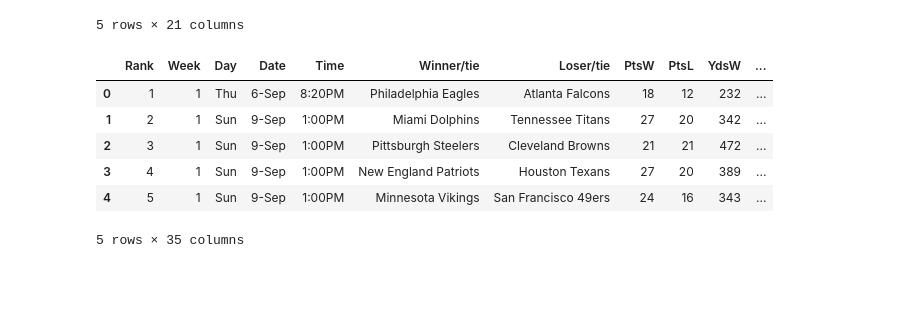
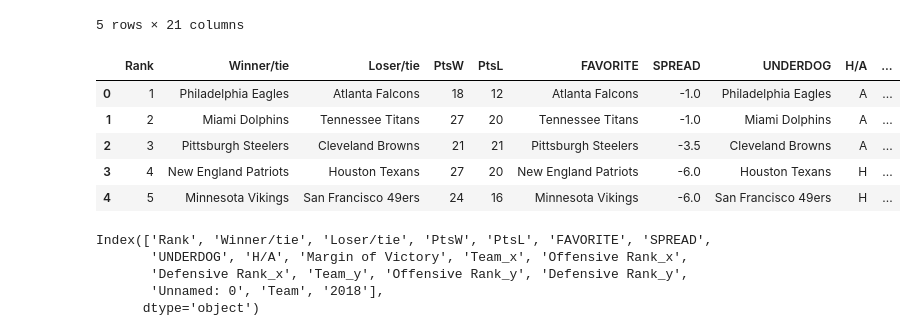
Before and after one commit to allamass95/nfl_spreads, a Jupyter notebook: Total_Offense_and_Total_Defense.ipynb, the cells around one changed output. Drawn from its saved outputs; the diff is of its cells as text; code cells hidden in the pictures; blank space fills up the shorter version.

```diff
--- a/Total_Offense_and_Total_Defense.ipynb
+++ b/Total_Offense_and_Total_Defense.ipynb
@@ -208,15 +210,18 @@ NFL_Spread.head()
 | 3 | 4 | 1 | Sun | 9-Sep | 1:00PM | New England Patriots | Houston Texans | 27 | 20 | 389 | ... |
 | 4 | 5 | 1 | Sun | 9-Sep | 1:00PM | Minnesota Vikings | San Francisco 49ers | 24 | 16 | 343 | ... |
 5 rows × 21 columns
+# %%
+NFL_Spread = NFL_Spread[['Rank','Winner/tie', 'Loser/tie','PtsW','PtsL','FAVORITE','SPREAD','UNDERDOG','H/A']]
+NFL_Spread["Margin of Victory"] = NFL_Spread['PtsW']-NFL_Spread['PtsL']
+NFL_Spread.head()
+# %% [output]
+|  | Rank | Winner/tie | Loser/tie | PtsW | PtsL | FAVORITE | SPREAD | UNDERDOG | H/A | ... |
+| 0 | 1 | Philadelphia Eagles | Atlanta Falcons | 18 | 12 | Atlanta Falcons | -1.0 | Philadelphia Eagles | A | ... |
+| 1 | 2 | Miami Dolphins | Tennessee Titans | 27 | 20 | Tennessee Titans | -1.0 | Miami Dolphins | A | ... |
+| 2 | 3 | Pittsburgh Steelers | Cleveland Browns | 21 | 21 | Pittsburgh Steelers | -3.5 | Cleveland Browns | A | ... |
+| 3 | 4 | New England Patriots | Houston Texans | 27 | 20 | New England Patriots | -6.0 | Houston Texans | H | ... |
+| 4 | 5 | Minnesota Vikings | San Francisco 49ers | 24 | 16 | Minnesota Vikings | -6.0 | San Francisco 49ers | H | ... |
 # %%
 NFL_EFF = pd.merge(NFL_Spread, Combined_Rankings, left_on="Winner/tie", right_on="Team", how="left")
 NFL_EFF2 = pd.merge(NFL_EFF, Combined_Rankings, left_on="Loser/tie", right_on="Team", how="left")
-NFL_EFF2.head()
+NFL_EFF3 = pd.merge(NFL_EFF2, Clutch, left_on="Winner/tie", right_on="Team", how="left")
-# %% [output]
-|  | Rank | Week | Day | Date | Time | Winner/tie | Loser/tie | PtsW | PtsL | YdsW | ... |
-| 0 | 1 | 1 | Thu | 6-Sep | 8:20PM | Philadelphia Eagles | Atlanta Falcons | 18 | 12 | 232 | ... |
-| 1 | 2 | 1 | Sun | 9-Sep | 1:00PM | Miami Dolphins | Tennessee Titans | 27 | 20 | 342 | ... |
-| 2 | 3 | 1 | Sun | 9-Sep | 1:00PM | Pittsburgh Steelers | Cleveland Browns | 21 | 21 | 472 | ... |
-| 3 | 4 | 1 | Sun | 9-Sep | 1:00PM | New England Patriots | Houston Texans | 27 | 20 | 389 | ... |
-| 4 | 5 | 1 | Sun | 9-Sep | 1:00PM | Minnesota Vikings | San Francisco 49ers | 24 | 16 | 343 | ... |
-5 rows × 35 columns
@@ -230,0 +228,8 @@ NFL_EFF2.head()
+# %%
+NFL_EFF3.columns
+# %% [output]
+Index(['Rank', 'Winner/tie', 'Loser/tie', 'PtsW', 'PtsL', 'FAVORITE', 'SPREAD',
+       'UNDERDOG', 'H/A', 'Margin of Victory', 'Team_x', 'Offensive Rank_x',
+       'Defensive Rank_x', 'Team_y', 'Offensive Rank_y', 'Defensive Rank_y',
+       'Unnamed: 0', 'Team', '2018'],
+      dtype='object')
```
Also changed, not shown: parts of 8 cells of this notebook, 2 other files.
